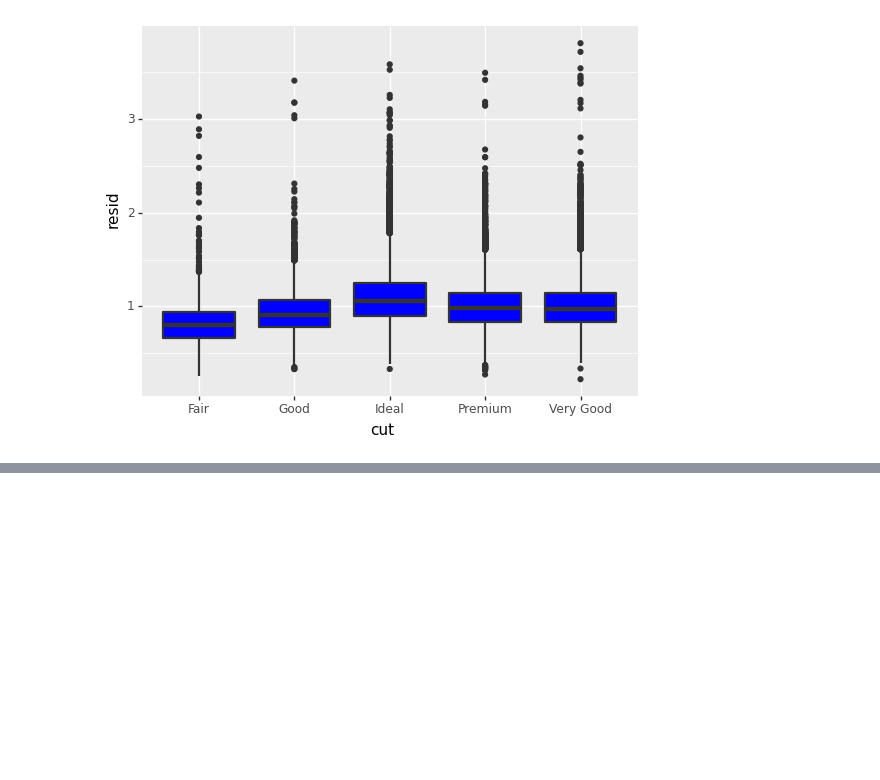
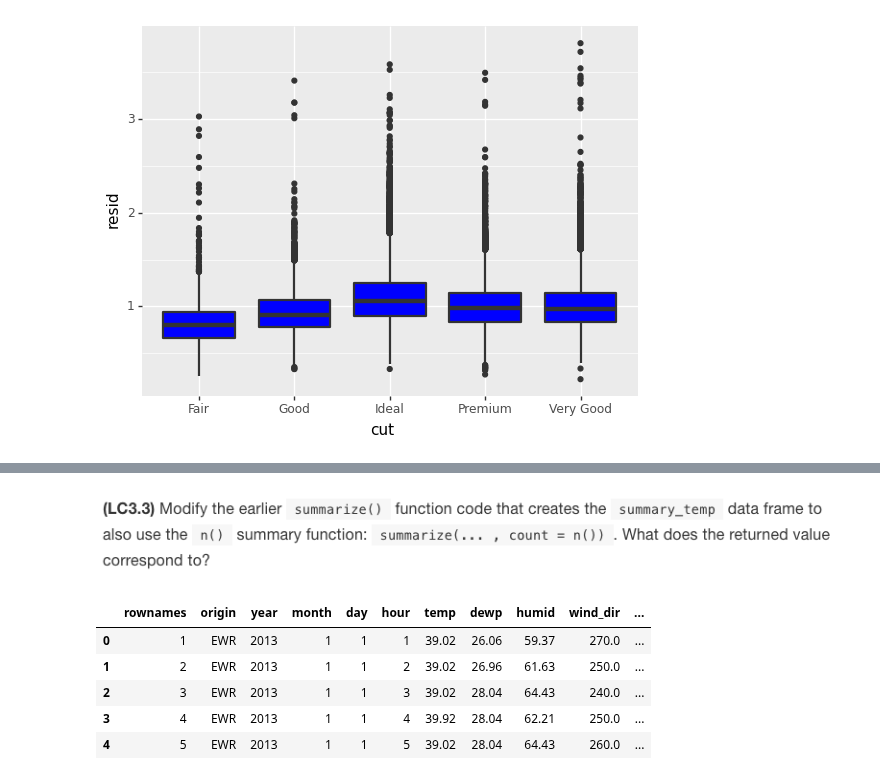
Before and after one commit to pdcos/analise_visual_ciencia_de_dados, a Jupyter notebook: participacao_6/solutions_6.ipynb, the cells around one changed output, grey strips where cells are left out. Cells and saved outputs as stored; diff of their text form; code cells hidden in the pictures; blank space fills up the shorter version.

```diff
--- a/participacao_6/solutions_6.ipynb
+++ b/participacao_6/solutions_6.ipynb
@@ -554,0 +613,15 @@ print(plot)
+# %% [markdown]
+![image.png](attachment:image.png)
+# %%
+url = "https://vincentarelbundock.github.io/Rdatasets/csv/nycflights13/weather.csv"
+
+weather = pd.read_csv(url)
+
+weather.head()
+# %% [output]
+|  | rownames | origin | year | month | day | hour | temp | dewp | humid | wind_dir | ... |
+| 0 | 1 | EWR | 2013 | 1 | 1 | 1 | 39.02 | 26.06 | 59.37 | 270.0 | ... |
+| 1 | 2 | EWR | 2013 | 1 | 1 | 2 | 39.02 | 26.96 | 61.63 | 250.0 | ... |
+| 2 | 3 | EWR | 2013 | 1 | 1 | 3 | 39.02 | 28.04 | 64.43 | 240.0 | ... |
+| 3 | 4 | EWR | 2013 | 1 | 1 | 4 | 39.92 | 28.04 | 62.21 | 250.0 | ... |
+| 4 | 5 | EWR | 2013 | 1 | 1 | 5 | 39.02 | 28.04 | 64.43 | 260.0 | ... |
```
Also changed, not shown: parts of 45 cells of this notebook.
